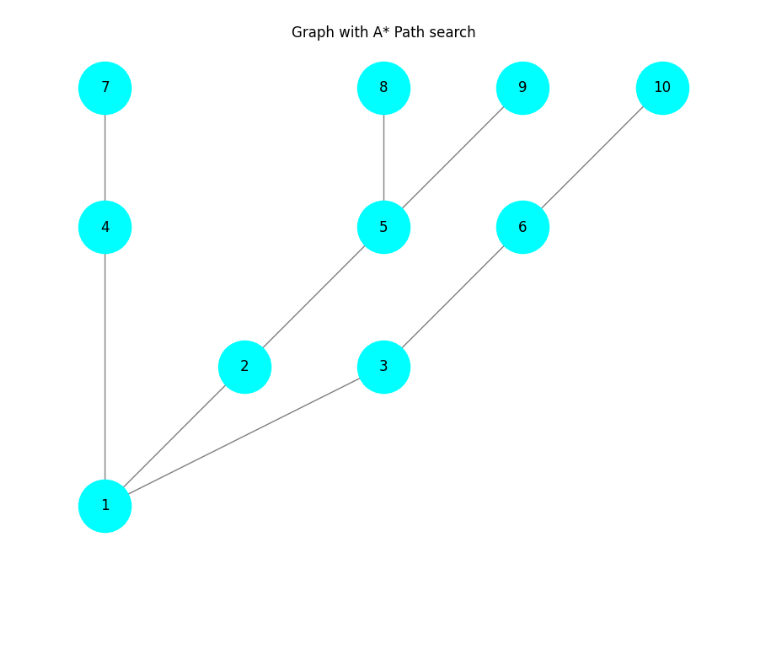
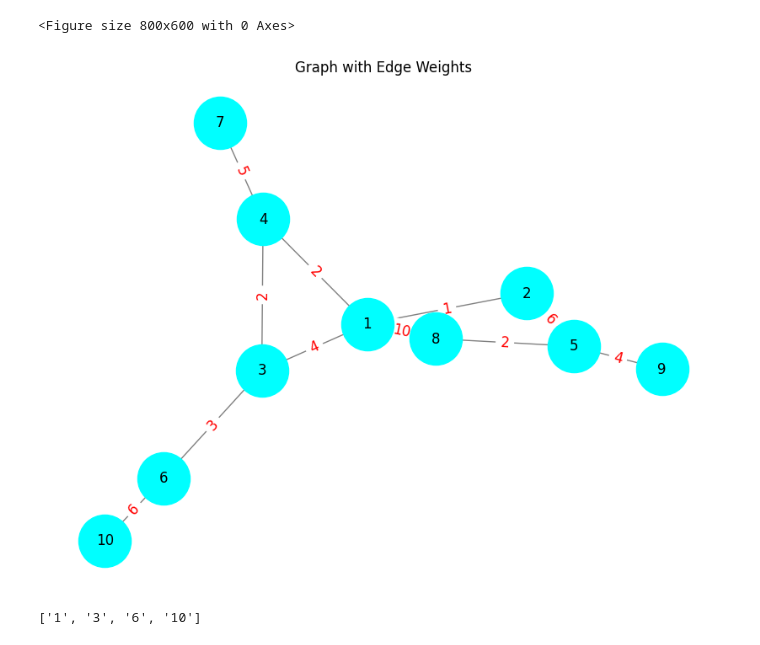
Before and after one commit to Ave04/Graph-Algorithms, a Jupyter notebook: Astar.ipynb, the cells around one changed output. Cells and saved outputs as stored; diff of their text form; code cells hidden in the pictures; blank space fills up the shorter version.

Commit message:
Implemented Astar, not sure about heuristic func

```diff
--- a/Astar.ipynb
+++ b/Astar.ipynb
@@ -18,48 +45,60 @@ def astar(graph, start_node, goal='10'):
 # %%
 graph = nx.Graph()
 
 # Define edges without weights
+# edges = [
+#     ('1', '2'), ('1', '3'), ('1', '4'),
+#     ('2', '5'),
+#     ('3', '6'),
+#     ('4', '7'),
+#     ('5', '8'), ('5', '9'),
+#     ('6', '10')
+# ]
+
+# Define edges with weights
 edges = [
-    ('1', '2'), ('1', '3'), ('1', '4'),
-    ('2', '5'),
-    ('3', '6'),
-    ('4', '7'),
-    ('5', '8'), ('5', '9'),
-    ('6', '10')
+    ('1', '2', 1), ('1', '3', 4), ('1', '4', 2), ('1', '8', 10),
+    ('2', '5', 6),
+    ('3', '6', 3), ('3', '4', 2),
+    ('4', '7', 5),
+    ('5', '8', 2), ('5', '9', 4),
+    ('6', '10', 6)
 ]
 
-# Define edges with weights
-# edges = [
-#     ('1', '2', 1), ('1', '3', 4), ('1', '4', 2),
-#     ('2', '5', 6),
-#     ('3', '6', 3),
-#     ('4', '7', 5),
-#     ('5', '8', 2), ('5', '9', 4),
-#     ('6', '10', 1)
-# ]
-
 # Add edges with weights
-# graph.add_weighted_edges_from(edges)
+graph.add_weighted_edges_from(edges)
 
 # Add edges without weights
-graph.add_edges_from(edges)
+# graph.add_edges_from(edges)
 
 # Define node positions for Euclidean heuristic
-positions = {
-    '1': (0, 0), '2': (1, 1), '3': (2, 1), '4': (0, 2),
-    '5': (2, 2), '6': (3, 2), '7': (0, 3),
-    '8': (2, 3), '9': (3, 3), '10': (4, 3)
-}
+# positions = {
+#     '1': (0, 0), '2': (1, 1), '3': (2, 1), '4': (0, 2),
+#     '5': (2, 2), '6': (3, 2), '7': (0, 3),
+#     '8': (2, 3), '9': (3, 3), '10': (4, 3)
+# }
 
 # Draw the Graph
 plt.figure(figsize=(8, 6))
-pos = positions  # Use predefined positions for nodes
+# Define positions for nodes
+pos = nx.spring_layout(graph)  # Generates a layout for visualization
 
+# Draw the graph
+plt.figure(figsize=(8, 6))
 nx.draw(graph, pos, with_labels=True, node_color="aqua", edge_color="gray", node_size=2000, font_size=12)
+
+# Extract edge weights and display them
 edge_labels = nx.get_edge_attributes(graph, "weight")
 nx.draw_networkx_edge_labels(graph, pos, edge_labels=edge_labels, font_size=12, font_color="red")
 
-plt.title("Graph with A* Path search")
+plt.title("Graph with Edge Weights")
 plt.show()
 # %% [output]
+<Figure size 800x600 with 0 Axes>
-[figure, old version]
+[figure, new version]
+# %%
+# call astar function
+
+astar(graph, '1')
+# %% [output]
+['1', '3', '6', '10']
```
Also changed, not shown: parts of 1 cell of this notebook, 4 other files.
